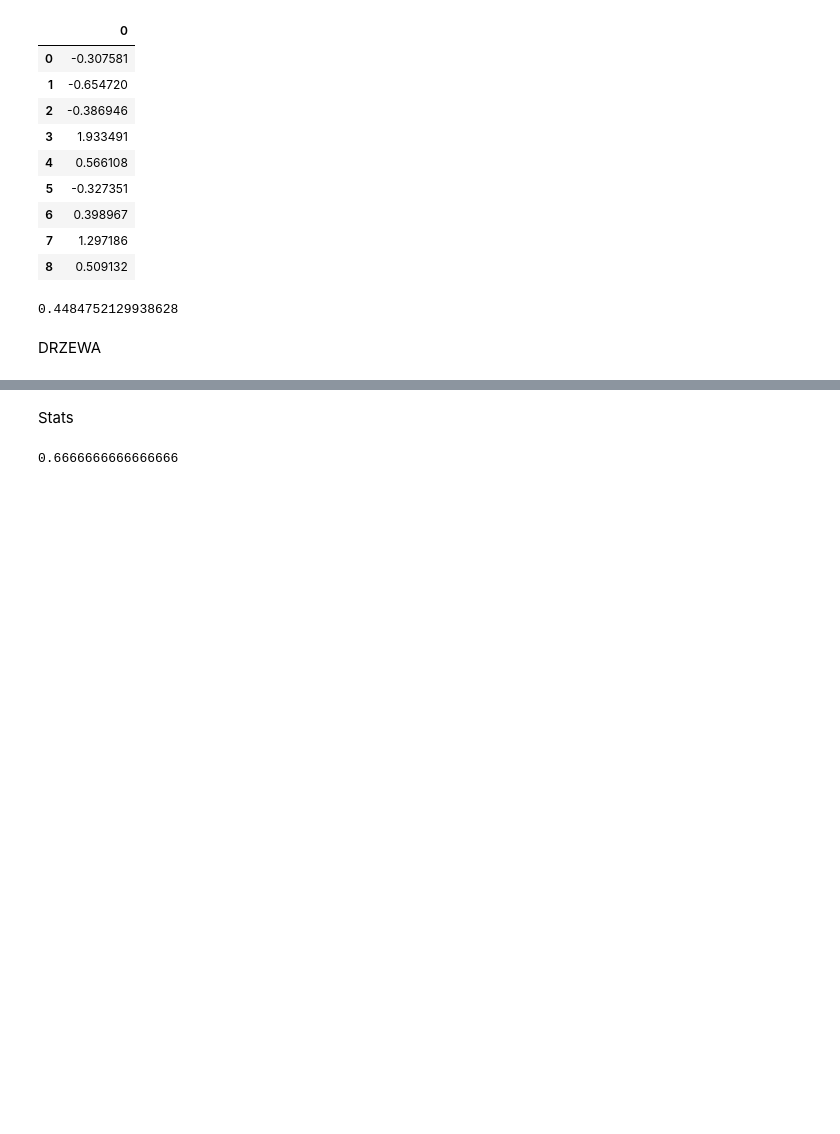
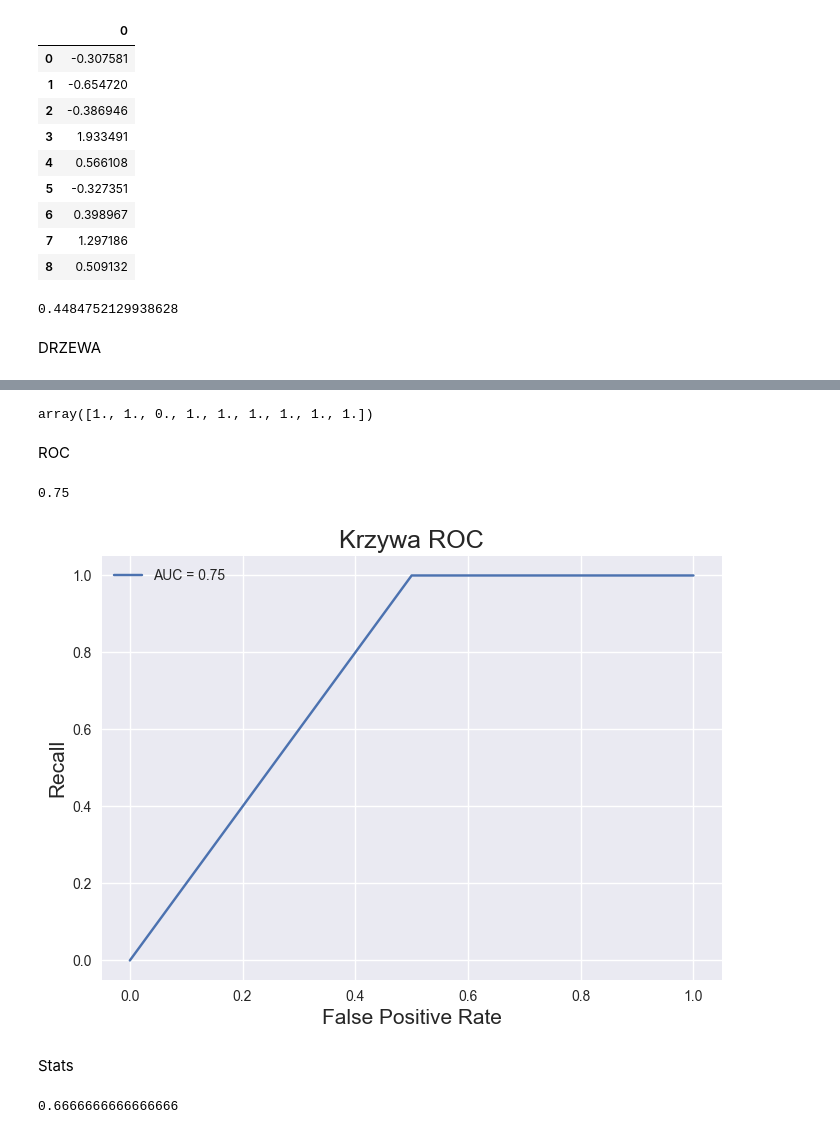
Before and after one commit to Miczel00/machine-learning, a Jupyter notebook: zaj1/main.ipynb, the cells around one changed output, grey strips where cells are left out. Cells and saved outputs as stored; diff of their text form; code cells hidden in the pictures; blank space fills up the shorter version.

Commit message:
Adding ROC chart

```diff
--- a/zaj1/main.ipynb
+++ b/zaj1/main.ipynb
@@ -663,0 +664,7 @@ tree.plot_tree(clf,feature_names = dane_drzewo.columns[2],class_names=['Inactive
+# %%
+y_pred_done = clf.predict(deskryptory[10:])
+y_pred_done
+# %% [output]
+array([1., 1., 0., 1., 1., 1., 1., 1., 1.])
+# %% [markdown]
+ROC
@@ -664,3 +673,19 @@ tree.plot_tree(clf,feature_names = dane_drzewo.columns[2],class_names=['Inactive
+# %%
+auc = metrics.roc_auc_score(y_test,y_pred)
+print(auc)
+# %% [output]
+0.75
+# %%
+fpr,tpr, _ = metrics.roc_curve(y_test,y_pred)
+# %%
+plt.plot(fpr,tpr,label='AUC = ' + str(auc))
+plt.title('Krzywa ROC')
+plt.xlabel('False Positive Rate')
+plt.ylabel('Recall')
+plt.legend()
+plt.show()
+# %% [output]
+[figure, added]
 # %% [markdown]
 Stats
 # %%
```
Also changed, not shown: parts of 14 cells of this notebook.
